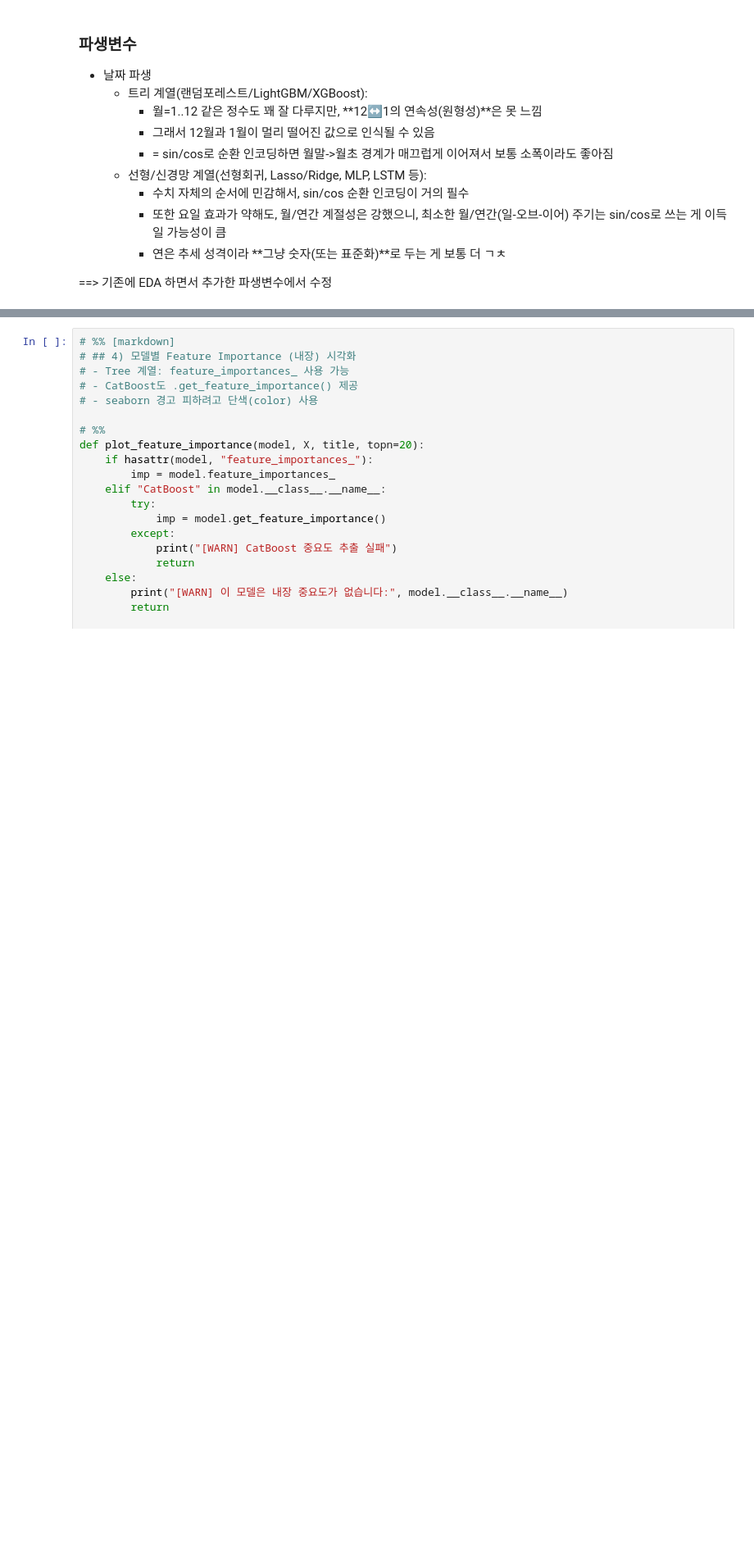
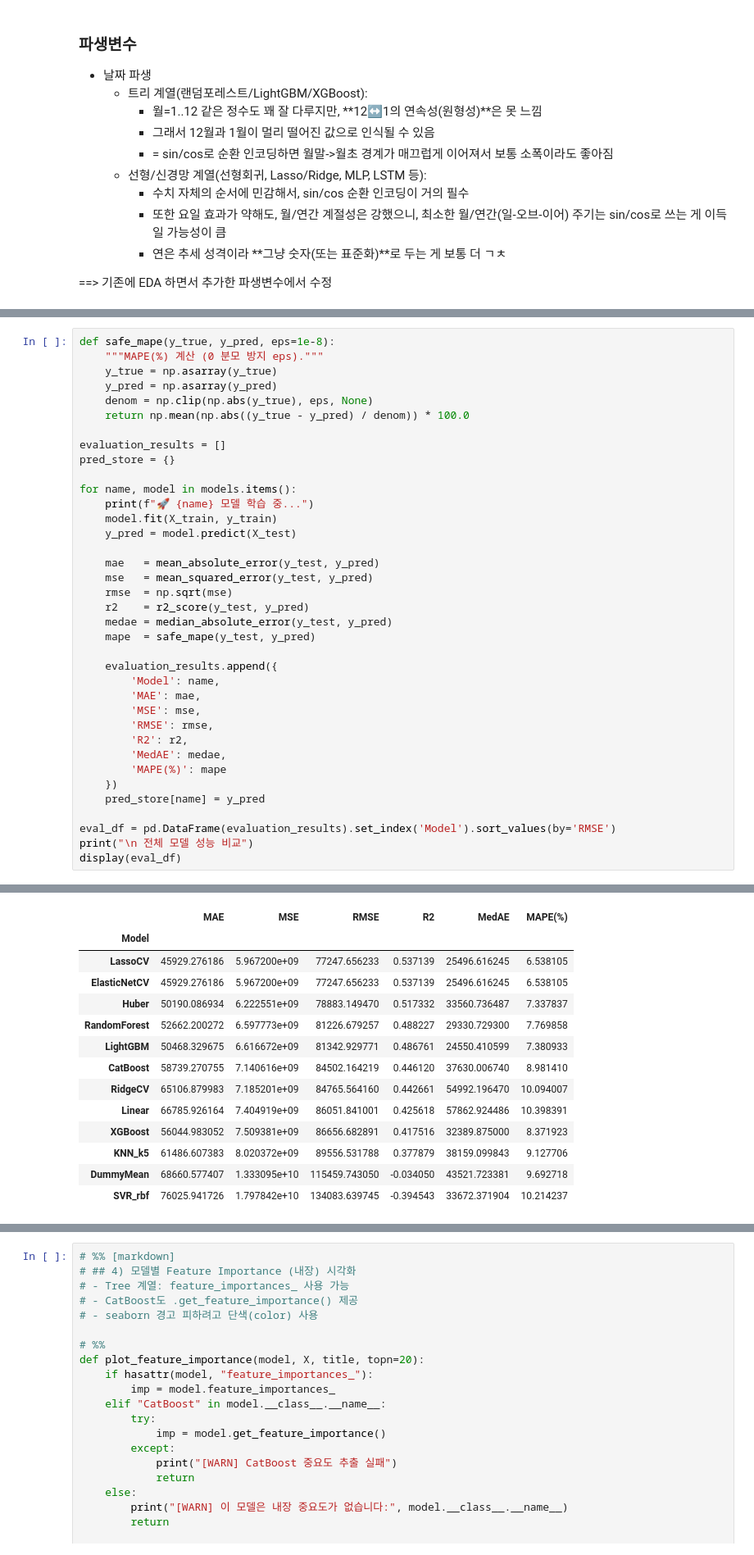
Before and after one commit to mimimoo02/youngwon, a Jupyter notebook: code/model_sewage_1day_pred.ipynb, the cells around one changed output, grey strips where cells are left out. Shown at 82% size. Cells and saved outputs as stored; diff of their text form; blank space fills up the shorter version.

```diff
--- a/code/model_sewage_1day_pred.ipynb
+++ b/code/model_sewage_1day_pred.ipynb
@@ -282,0 +804,38 @@ not_use_col = [
+# %%
+def safe_mape(y_true, y_pred, eps=1e-8):
+    """MAPE(%) 계산 (0 분모 방지 eps)."""
+    y_true = np.asarray(y_true)
+    y_pred = np.asarray(y_pred)
+    denom = np.clip(np.abs(y_true), eps, None)
+    return np.mean(np.abs((y_true - y_pred) / denom)) * 100.0
+
+evaluation_results = []
+pred_store = {}
+
+for name, model in models.items():
+    print(f"🚀 {name} 모델 학습 중...")
+    model.fit(X_train, y_train)
+    y_pred = model.predict(X_test)
+
+    mae   = mean_absolute_error(y_test, y_pred)
+    mse   = mean_squared_error(y_test, y_pred)
+    rmse  = np.sqrt(mse)
+    r2    = r2_score(y_test, y_pred)
+    medae = median_absolute_error(y_test, y_pred)
+    mape  = safe_mape(y_test, y_pred)
+
+    evaluation_results.append({
+        'Model': name,
+        'MAE': mae,
+        'MSE': mse,
+        'RMSE': rmse,
+        'R2': r2,
+        'MedAE': medae,
+        'MAPE(%)': mape
+    })
+    pred_store[name] = y_pred
+
+eval_df = pd.DataFrame(evaluation_results).set_index('Model').sort_values(by='RMSE')
+print("\n 전체 모델 성능 비교")
+display(eval_df)
+# %% [output]
@@ -282,0 +861,14 @@ not_use_col = [
+|  | MAE | MSE | RMSE | R2 | MedAE | MAPE(%) |
+| Model |  |  |  |  |  |  |
+| LassoCV | 45929.276186 | 5.967200e+09 | 77247.656233 | 0.537139 | 25496.616245 | 6.538105 |
+| ElasticNetCV | 45929.276186 | 5.967200e+09 | 77247.656233 | 0.537139 | 25496.616245 | 6.538105 |
+| Huber | 50190.086934 | 6.222551e+09 | 78883.149470 | 0.517332 | 33560.736487 | 7.337837 |
+| RandomForest | 52662.200272 | 6.597773e+09 | 81226.679257 | 0.488227 | 29330.729300 | 7.769858 |
+| LightGBM | 50468.329675 | 6.616672e+09 | 81342.929771 | 0.486761 | 24550.410599 | 7.380933 |
+| CatBoost | 58739.270755 | 7.140616e+09 | 84502.164219 | 0.446120 | 37630.006740 | 8.981410 |
+| RidgeCV | 65106.879983 | 7.185201e+09 | 84765.564160 | 0.442661 | 54992.196470 | 10.094007 |
+| Linear | 66785.926164 | 7.404919e+09 | 86051.841001 | 0.425618 | 57862.924486 | 10.398391 |
+| XGBoost | 56044.983052 | 7.509381e+09 | 86656.682891 | 0.417516 | 32389.875000 | 8.371923 |
+| KNN_k5 | 61486.607383 | 8.020372e+09 | 89556.531788 | 0.377879 | 38159.099843 | 9.127706 |
+| DummyMean | 68660.577407 | 1.333095e+10 | 115459.743050 | -0.034050 | 43521.723381 | 9.692718 |
+| SVR_rbf | 76025.941726 | 1.797842e+10 | 134083.639745 | -0.394543 | 33672.371904 | 10.214237 |
```
Also changed, not shown: parts of 30 cells of this notebook, 11 other files.
